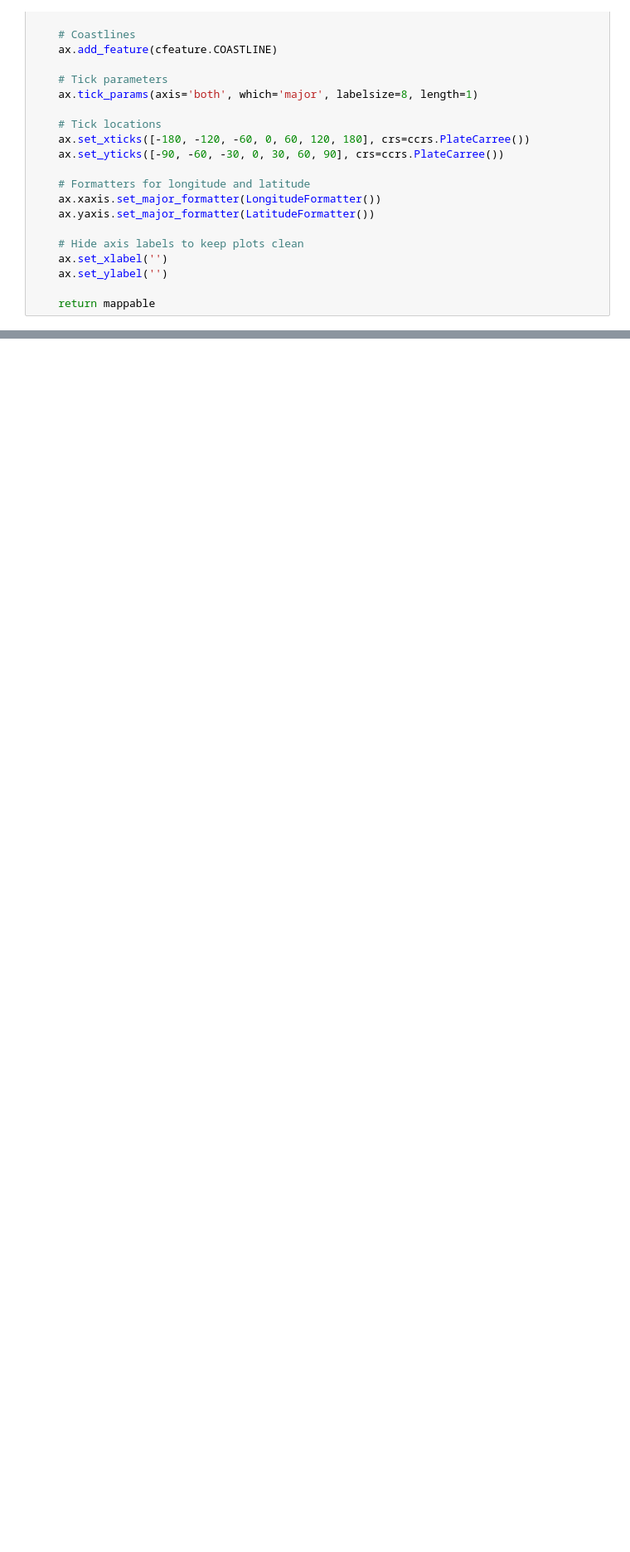
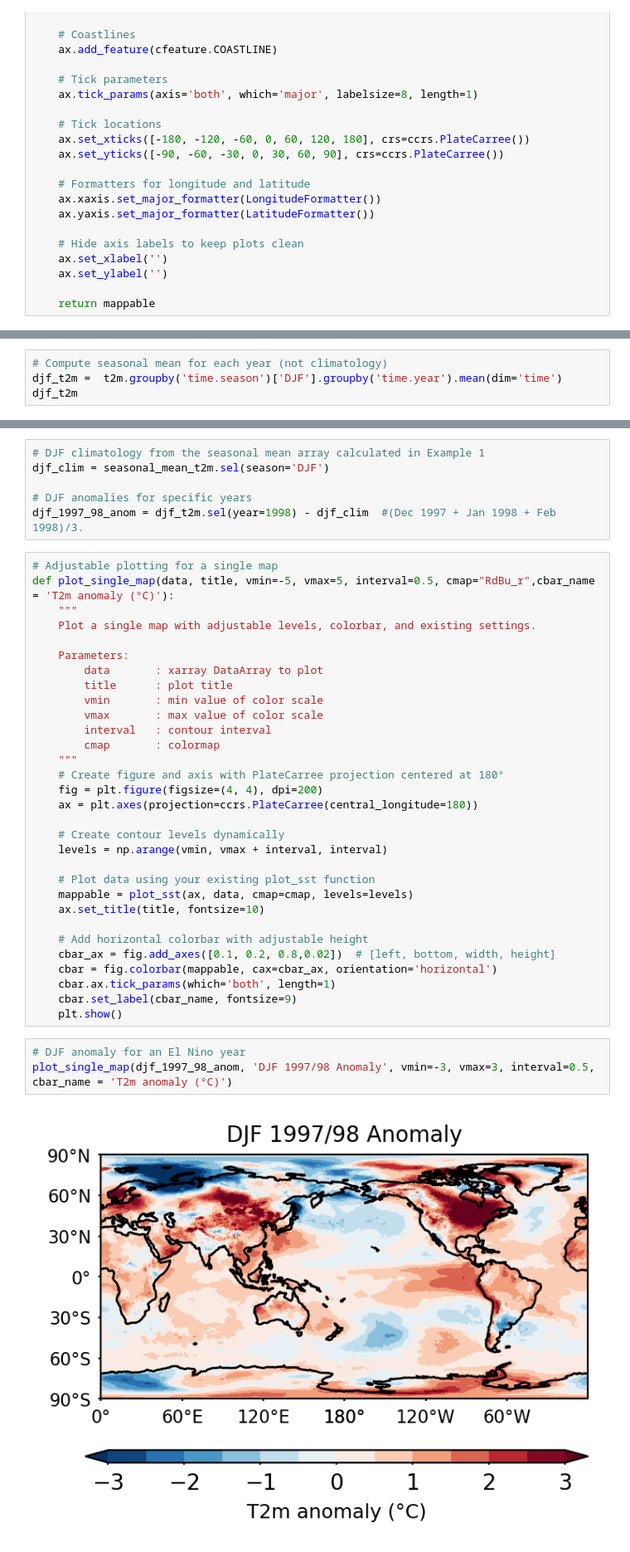
Before and after one commit to xianwuclimate/Physical_Climate_Science_Course, a Jupyter notebook: PhyClimSci_Lecture1_Introduction_SAT.ipynb, the cells around one changed output, grey strips where cells are left out. Shown at 83% size. Cells and saved outputs as stored; diff of their text form; blank space fills up the shorter version.

```diff
--- a/PhyClimSci_Lecture1_Introduction_SAT.ipynb
+++ b/PhyClimSci_Lecture1_Introduction_SAT.ipynb
@@ -335,0 +235,4 @@ plt.show()
+# %%
+# Compute seasonal mean for each year (not climatology)
+djf_t2m =  t2m.groupby('time.season')['DJF'].groupby('time.year').mean(dim='time')
+djf_t2m
@@ -335,0 +257,42 @@ plt.show()
+# %%
+# DJF climatology from the seasonal mean array calculated in Example 1
+djf_clim = seasonal_mean_t2m.sel(season='DJF')
+
+# DJF anomalies for specific years
+djf_1997_98_anom = djf_t2m.sel(year=1998) - djf_clim  #(Dec 1997 + Jan 1998 + Feb 1998)/3.
+# %%
+# Adjustable plotting for a single map
+def plot_single_map(data, title, vmin=-5, vmax=5, interval=0.5, cmap="RdBu_r",cbar_name = 'T2m anomaly (°C)'):
+    """
+    Plot a single map with adjustable levels, colorbar, and existing settings.
+
+    Parameters:
+        data       : xarray DataArray to plot
+        title      : plot title
+        vmin       : min value of color scale
+        vmax       : max value of color scale
+        interval   : contour interval
+        cmap       : colormap
+    """
+    # Create figure and axis with PlateCarree projection centered at 180°
+    fig = plt.figure(figsize=(4, 4), dpi=200)
+    ax = plt.axes(projection=ccrs.PlateCarree(central_longitude=180))
+
+    # Create contour levels dynamically
+    levels = np.arange(vmin, vmax + interval, interval)
+
+    # Plot data using your existing plot_sst function
+    mappable = plot_sst(ax, data, cmap=cmap, levels=levels)
+    ax.set_title(title, fontsize=10)
+
+    # Add horizontal colorbar with adjustable height
+    cbar_ax = fig.add_axes([0.1, 0.2, 0.8,0.02])  # [left, bottom, width, height]
+    cbar = fig.colorbar(mappable, cax=cbar_ax, orientation='horizontal')
+    cbar.ax.tick_params(which='both', length=1)
+    cbar.set_label(cbar_name, fontsize=9)
+    plt.show()
+# %%
+# DJF anomaly for an El Nino year
+plot_single_map(djf_1997_98_anom, 'DJF 1997/98 Anomaly', vmin=-3, vmax=3, interval=0.5, cbar_name = 'T2m anomaly (°C)')
+# %% [output]
+[figure, added]
```
Also changed, not shown: parts of 52 cells of this notebook.
